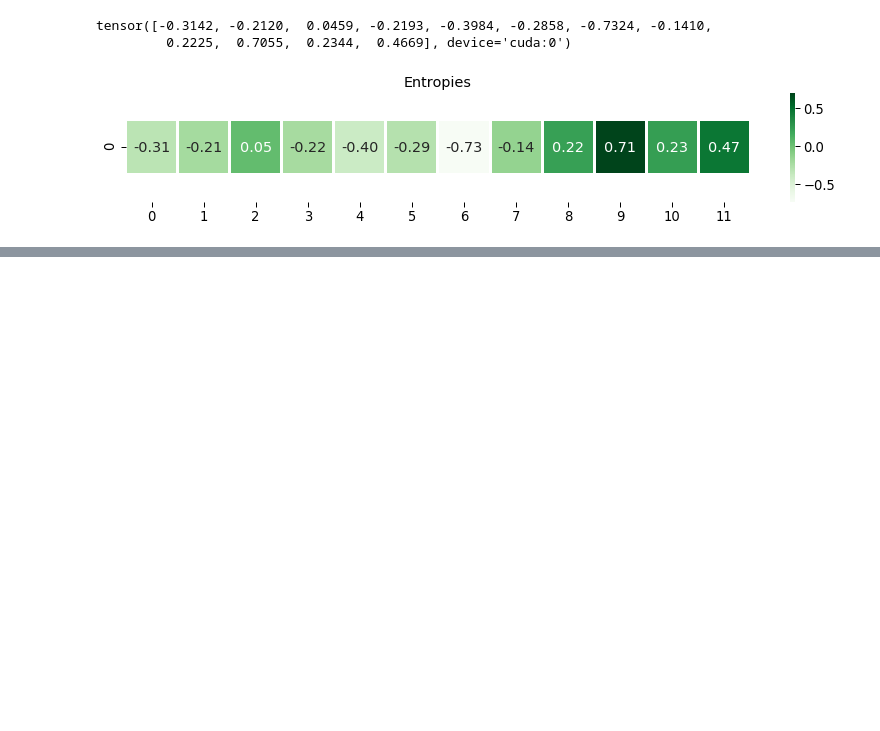
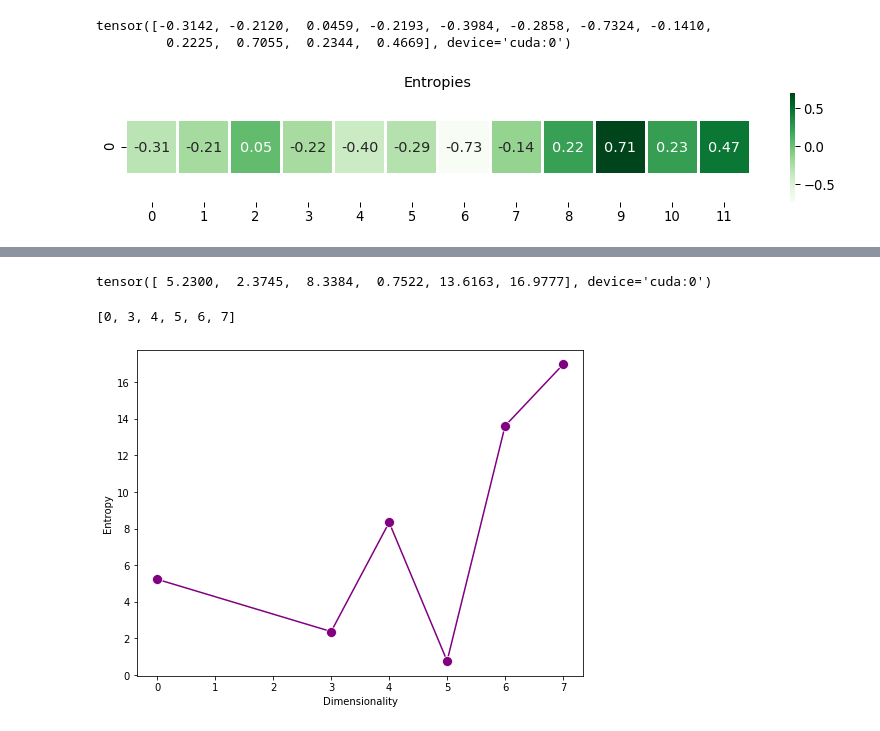
Before and after one commit to GiuliaLanzillotta/CausalAE, a Jupyter notebook: visualisations/Scoring.ipynb, the cells around one changed output, grey strips where cells are left out. Drawn from its saved outputs; the diff is of its cells as text; code cells hidden in the pictures; blank space fills up the shorter version.

```diff
--- a/visualisations/Scoring.ipynb
+++ b/visualisations/Scoring.ipynb
@@ -585,3 +597,19 @@ fig = handler.visualiser.plot_heatmap(entropies.view(1,-1).cpu(),
                                       **figure_params)
 # %% [output]
 [figure]
+# %%
+# collecting entropy for all the XCAE standardS model to compare
+all_entropies = []
+model_versions = ["standardS","multidim"]+[f"xunit_dim{i}" for i in range(3,8)]
+params = {"model_name":"XCAE", "model_version":"multidim", "data" : "MNIST"}
+eparams= {'num_batches':10}
+for v in model_versions:
+    # load model
+    params["model_version"] = v
+    handler = ModelHandler.from_config(**params)
+    handler.config["logging_params"]["save_dir"] = "./logs"
+    handler.load_checkpoint()
+    handler.reset_tau(100000)
+    # computing the entropies
+    entropies = handler.score_causal_vars_entropy(**eparams)
+    all_entropies.append(entropies)
@@ -587,0 +643,3 @@ fig = handler.visualiser.plot_heatmap(entropies.view(1,-1).cpu(),
+# %%
+_all_entropies = torch.vstack([all_entropies[0]]+all_entropies[2:]) # removing multidim
+_all_entropies
@@ -587,0 +654,21 @@ fig = handler.visualiser.plot_heatmap(entropies.view(1,-1).cpu(),
+# %%
+total = torch.sum(_all_entropies, dim=1)
+total
+# %% [output]
+tensor([ 5.2300,  2.3745,  8.3384,  0.7522, 13.6163, 16.9777], device='cuda:0')
+# %%
+x = [0] + list(range(3,8))
+x
+# %% [output]
+[0, 3, 4, 5, 6, 7]
+# %%
+ylim = None; xlim=None; figsize=(8,6)
+fig = plt.figure(figsize=figsize)
+axi = sns.lineplot(x = x, y=total.cpu().numpy(), marker="o", markersize=10, color="purple")
+axi.set(ylabel='Entropy', xlabel='Dimensionality')
+axi.tick_params(axis="x", labelsize=10)
+axi.tick_params(axis="y", labelsize=10)
+if ylim is not None: axi.set(ylim=(0, ylim))
+if xlim is not None: axi.set(xlim=(-xlim, xlim))
+# %% [output]
+[figure, added]
```
Also changed, not shown: parts of 29 cells of this notebook, 5 other files.
